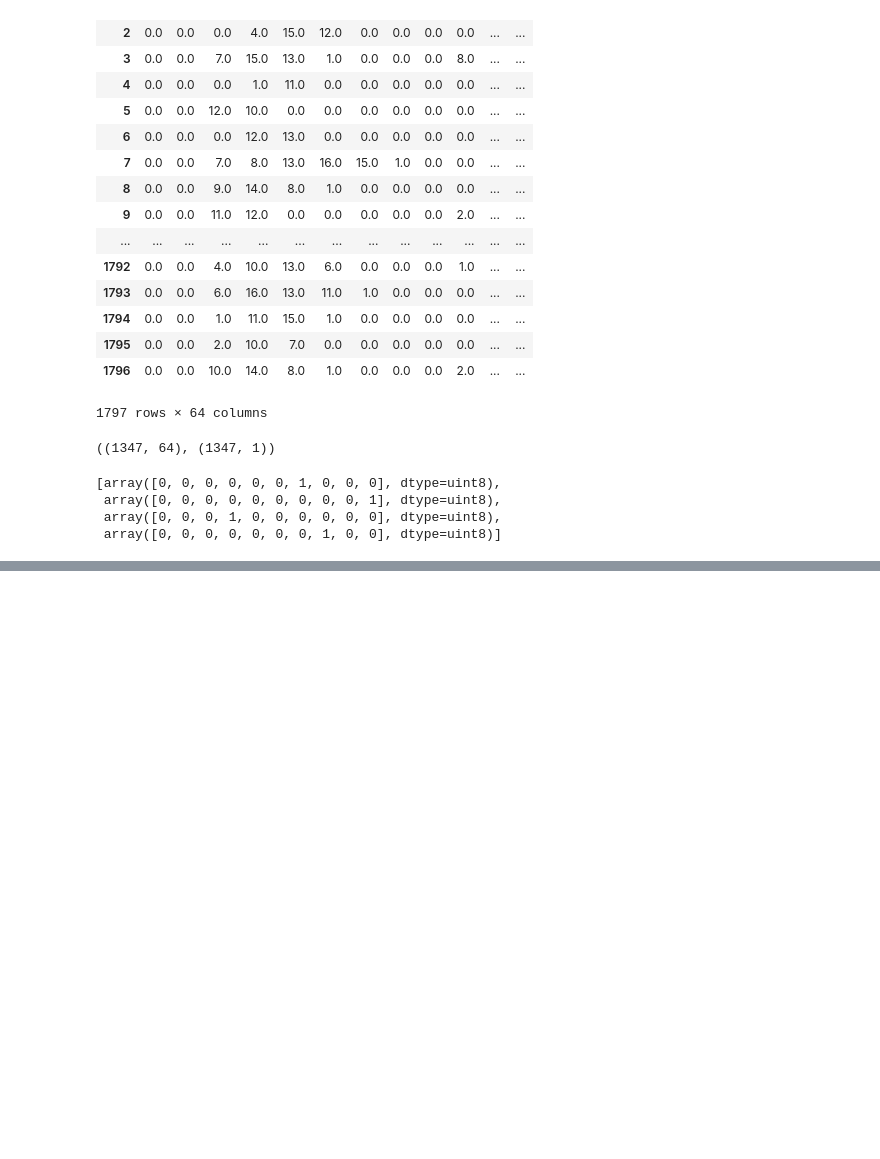
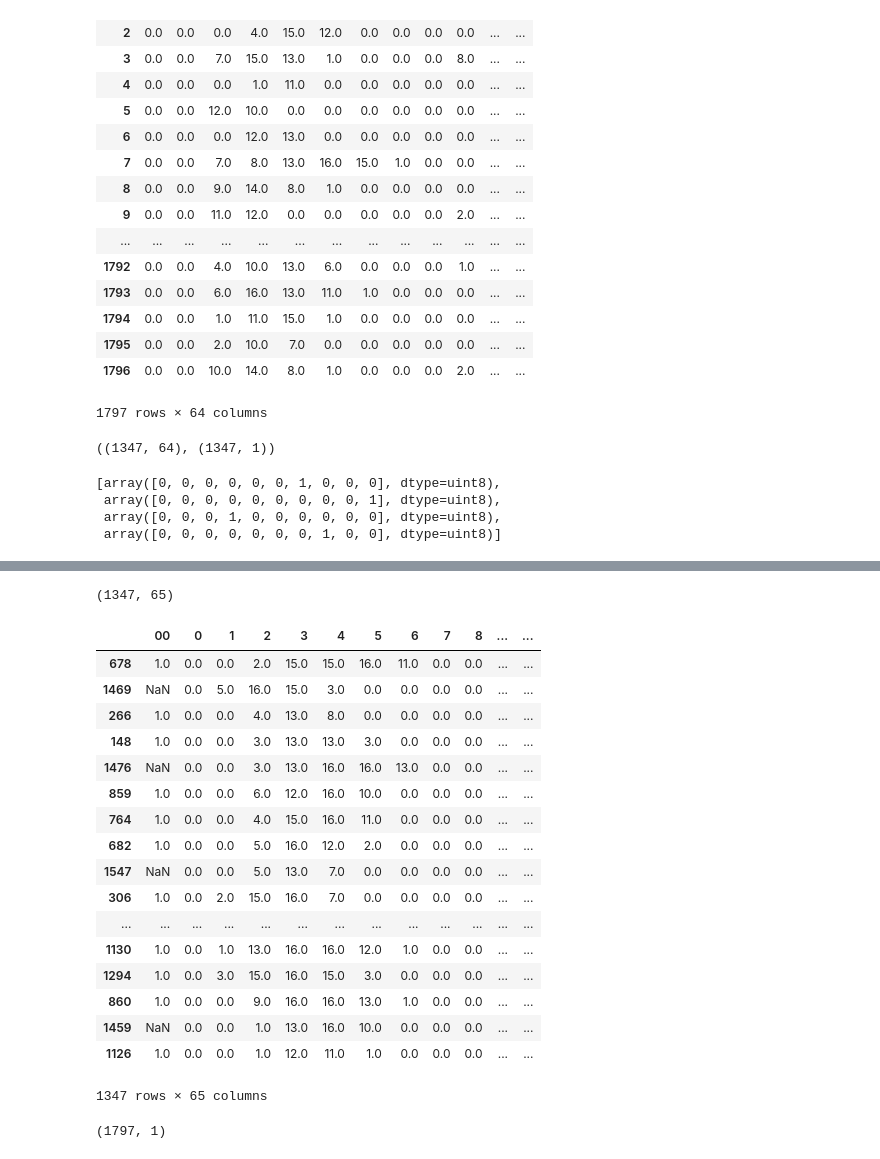
Before and after one commit to mittrayash/MNIST-Handwritten-Digit-Prediction-Neural-Net-Python-From-Scratch, a Jupyter notebook: MNIST Neural Net Prediction in Python from Scratch.ipynb, the cells around one changed output, grey strips where cells are left out. Saved outputs shown, nothing was run; the diff lists cells and outputs as text; code cells hidden in the pictures; blank space fills up the shorter version.

```diff
--- a/MNIST Neural Net Prediction in Python from Scratch.ipynb
+++ b/MNIST Neural Net Prediction in Python from Scratch.ipynb
@@ -86,0 +103,3 @@ x1
+# %%
+aaa = pd.DataFrame([1] * X_train.shape[0], columns=['00'])
+aaa.head()
@@ -86,0 +113,32 @@ x1
+# %%
+# For the bias term now...
+
+X_train.insert(0, '00', aaa['00'])
+X_train.shape
+# %% [output]
+(1347, 65)
+# %%
+X_train
+# %% [output]
+|  | 00 | 0 | 1 | 2 | 3 | 4 | 5 | 6 | 7 | 8 | ... | ... |
+| 678 | 1.0 | 0.0 | 0.0 | 2.0 | 15.0 | 15.0 | 16.0 | 11.0 | 0.0 | 0.0 | ... | ... |
+| 1469 | NaN | 0.0 | 5.0 | 16.0 | 15.0 | 3.0 | 0.0 | 0.0 | 0.0 | 0.0 | ... | ... |
+| 266 | 1.0 | 0.0 | 0.0 | 4.0 | 13.0 | 8.0 | 0.0 | 0.0 | 0.0 | 0.0 | ... | ... |
+| 148 | 1.0 | 0.0 | 0.0 | 3.0 | 13.0 | 13.0 | 3.0 | 0.0 | 0.0 | 0.0 | ... | ... |
+| 1476 | NaN | 0.0 | 0.0 | 3.0 | 13.0 | 16.0 | 16.0 | 13.0 | 0.0 | 0.0 | ... | ... |
+| 859 | 1.0 | 0.0 | 0.0 | 6.0 | 12.0 | 16.0 | 10.0 | 0.0 | 0.0 | 0.0 | ... | ... |
+| 764 | 1.0 | 0.0 | 0.0 | 4.0 | 15.0 | 16.0 | 11.0 | 0.0 | 0.0 | 0.0 | ... | ... |
+| 682 | 1.0 | 0.0 | 0.0 | 5.0 | 16.0 | 12.0 | 2.0 | 0.0 | 0.0 | 0.0 | ... | ... |
+| 1547 | NaN | 0.0 | 0.0 | 5.0 | 13.0 | 7.0 | 0.0 | 0.0 | 0.0 | 0.0 | ... | ... |
+| 306 | 1.0 | 0.0 | 2.0 | 15.0 | 16.0 | 7.0 | 0.0 | 0.0 | 0.0 | 0.0 | ... | ... |
+| ... | ... | ... | ... | ... | ... | ... | ... | ... | ... | ... | ... | ... |
+| 1130 | 1.0 | 0.0 | 1.0 | 13.0 | 16.0 | 16.0 | 12.0 | 1.0 | 0.0 | 0.0 | ... | ... |
+| 1294 | 1.0 | 0.0 | 3.0 | 15.0 | 16.0 | 15.0 | 3.0 | 0.0 | 0.0 | 0.0 | ... | ... |
+| 860 | 1.0 | 0.0 | 0.0 | 9.0 | 16.0 | 16.0 | 13.0 | 1.0 | 0.0 | 0.0 | ... | ... |
+| 1459 | NaN | 0.0 | 0.0 | 1.0 | 13.0 | 16.0 | 10.0 | 0.0 | 0.0 | 0.0 | ... | ... |
+| 1126 | 1.0 | 0.0 | 0.0 | 1.0 | 12.0 | 11.0 | 1.0 | 0.0 | 0.0 | 0.0 | ... | ... |
+1347 rows × 65 columns
+# %%
+pd.DataFrame([1] * X_train.shape[0], columns=['00']).shape
+# %% [output]
+(1797, 1)
```
Also changed, not shown: parts of 10 cells of this notebook.
